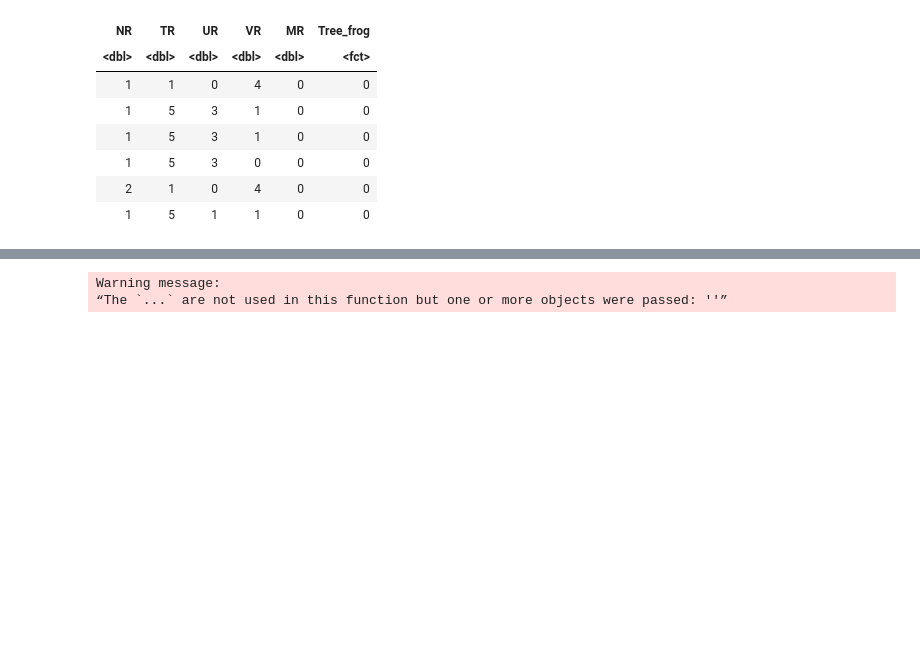
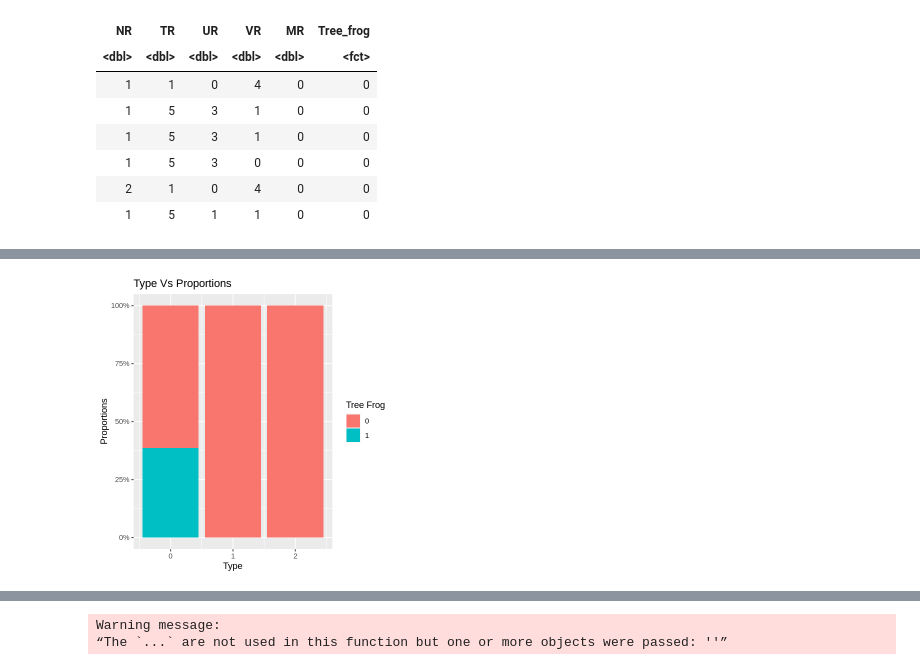
Before and after one commit to dvorster/dsci-100-group35-project, a Jupyter notebook: term-project.ipynb, the cells around one changed output, grey strips where cells are left out. Cells and saved outputs as stored; diff of their text form; code cells hidden in the pictures; blank space fills up the shorter version.

```diff
--- a/term-project.ipynb
+++ b/term-project.ipynb
@@ -133,0 +206,4 @@ A tibble: 6 × 6
+# %%
+MR_plot
+# %% [output]
+[figure, added]
```
Also changed, not shown: parts of 6 cells of this notebook.
